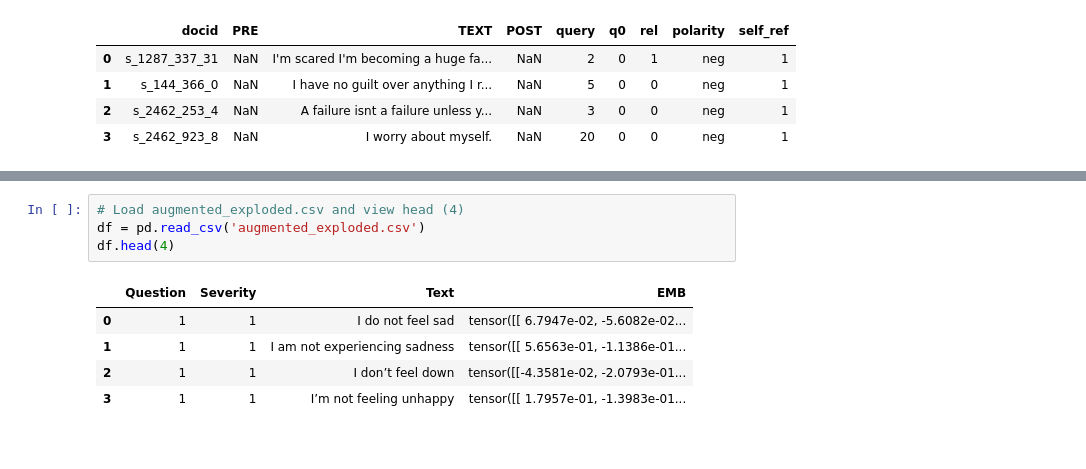
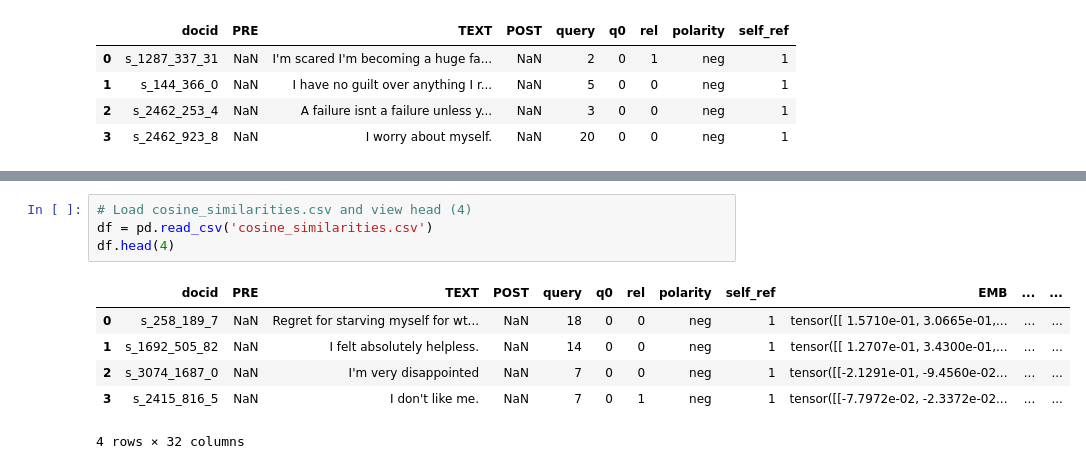
Before and after one commit to wyattmccurdy12/Project-Part-2, a Jupyter notebook: test.ipynb, the cells around one changed output, grey strips where cells are left out. Cells and saved outputs as stored; diff of their text form.

Commit message:
changes to augmented answer sets

```diff
--- a/test.ipynb
+++ b/test.ipynb
@@ -35,10 +58,11 @@ df.head(4)
 # %%
-# Load augmented_exploded.csv and view head (4)
-df = pd.read_csv('augmented_exploded.csv')
+# Load cosine_similarities.csv and view head (4)
+df = pd.read_csv('cosine_similarities.csv')
 df.head(4)
 # %% [output]
-|  | Question | Severity | Text | EMB |
-| 0 | 1 | 1 | I do not feel sad | tensor([[ 6.7947e-02, -5.6082e-02... |
-| 1 | 1 | 1 | I am not experiencing sadness | tensor([[ 5.6563e-01, -1.1386e-01... |
-| 2 | 1 | 1 | I don’t feel down | tensor([[-4.3581e-02, -2.0793e-01... |
-| 3 | 1 | 1 | I’m not feeling unhappy | tensor([[ 1.7957e-01, -1.3983e-01... |
+|  | docid | PRE | TEXT | POST | query | q0 | rel | polarity | self_ref | EMB | ... | ... |
+| 0 | s_258_189_7 | NaN | Regret for starving myself for wt... | NaN | 18 | 0 | 0 | neg | 1 | tensor([[ 1.5710e-01, 3.0665e-01,... | ... | ... |
+| 1 | s_1692_505_82 | NaN | I felt absolutely helpless. | NaN | 14 | 0 | 0 | neg | 1 | tensor([[ 1.2707e-01, 3.4300e-01,... | ... | ... |
+| 2 | s_3074_1687_0 | NaN | I'm very disappointed | NaN | 7 | 0 | 0 | neg | 1 | tensor([[-2.1291e-01, -9.4560e-02... | ... | ... |
+| 3 | s_2415_816_5 | NaN | I don't like me. | NaN | 7 | 0 | 1 | neg | 1 | tensor([[-7.7972e-02, -2.3372e-02... | ... | ... |
+4 rows × 32 columns
```
Also changed, not shown: parts of 5 cells of this notebook, 2 other files.
